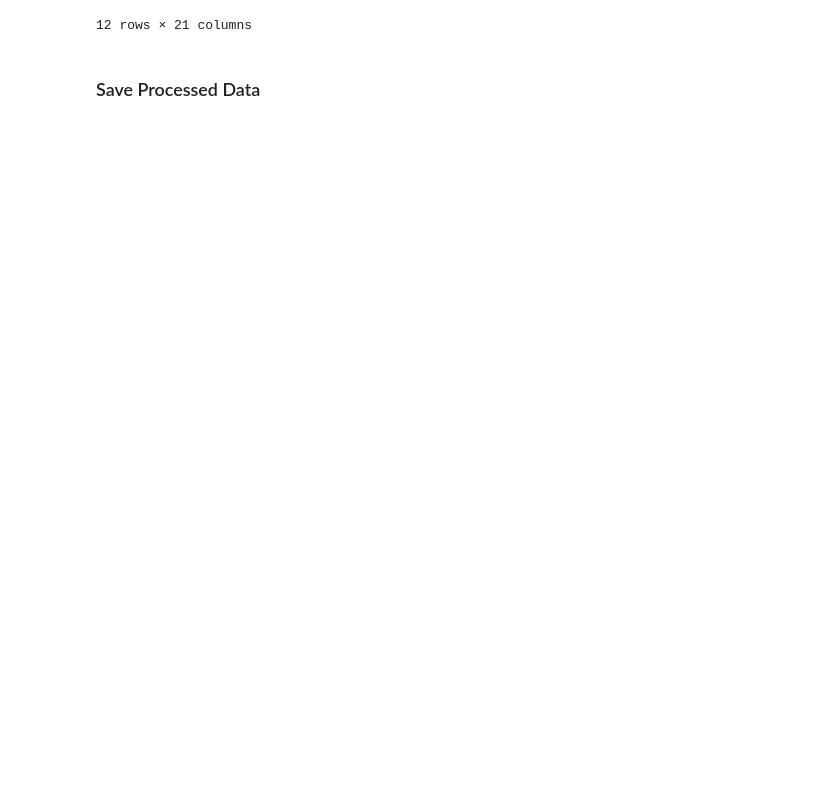
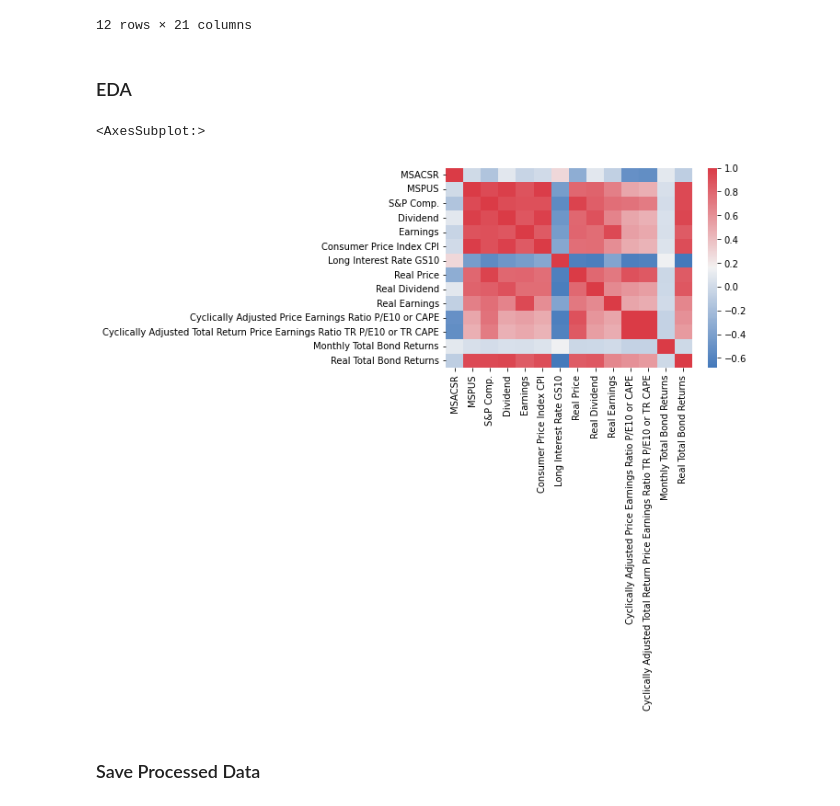
Before and after one commit to hsdistefa/mas-thesis, a Jupyter notebook: EDA.ipynb, the cells around one changed output. Saved outputs shown, nothing was run; the diff lists cells and outputs as text; code cells hidden in the pictures; blank space fills up the shorter version.

Commit message:
Added correlation plot

```diff
--- a/EDA.ipynb
+++ b/EDA.ipynb
@@ -307,6 +309,15 @@ df.head(12)
 | 10 | 1963-11-01 | 5.5 | 18500.000000 | 72.62 | 2.26 | 4.00 | 30.8 | 4.12 | ... |
 | 11 | 1963-12-01 | 6.1 | 18500.000000 | 74.17 | 2.28 | 4.02 | 30.9 | 4.13 | ... |
 12 rows × 21 columns
+# %% [markdown]
+### EDA
+# %%
+corr = df.corr()
+cmap = sns.diverging_palette(250, 10, as_cmap=True)
+sns.heatmap(corr, cmap=cmap)
+# %% [output]
+<AxesSubplot:>
+[figure, added]
 # %% [markdown]
 ### Save Processed Data
 # %%
```
Also changed, not shown: parts of 1 cell of this notebook, 1 other file.
